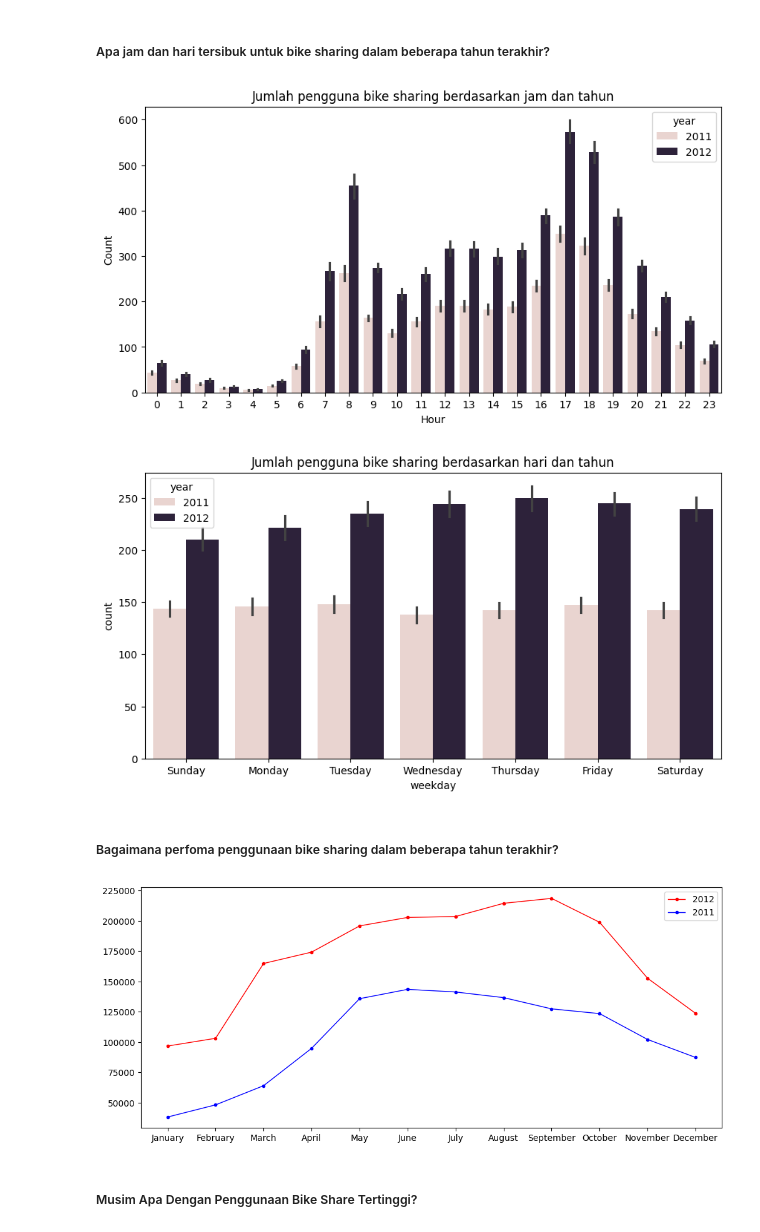
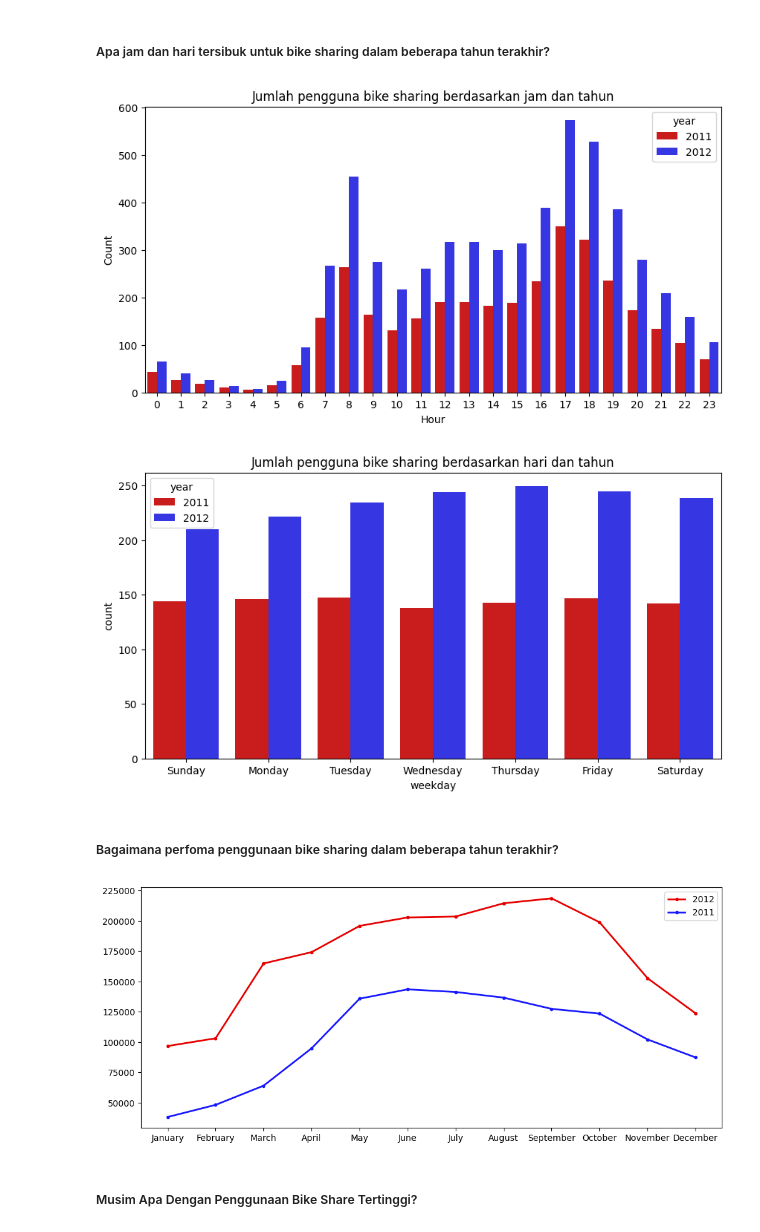
Before and after one commit to arenga18/EDA-Bike-share-datasets, a Jupyter notebook: notebook.ipynb, the cells around one changed output. Cells and saved outputs as stored; diff of their text form; code cells hidden in the pictures.

```diff
--- a/notebook.ipynb
+++ b/notebook.ipynb
@@ -447,21 +447,23 @@ df_hour.groupby(by = 'workingday').agg({
 # %% [markdown]
 ##### Apa jam dan hari tersibuk untuk bike sharing dalam beberapa tahun terakhir?
 # %%
+custom_palette = sns.color_palette(['#e60000', '#1919ff'])
+
 plt.figure(figsize = (10, 5))
-sns.barplot(x = 'hour', y = 'count', data = df_hour, hue = 'year')
+sns.barplot(x = 'hour', y = 'count', data = df_hour, hue = 'year', errorbar=None, palette=custom_palette)
 plt.title('Jumlah pengguna bike sharing berdasarkan jam dan tahun')
 plt.xlabel('Hour')
 plt.ylabel('Count')
 plt.show()
 # %% [output]
-[figure, old version]
+[figure, new version]
 # %%
 plt.figure(figsize = (10, 5))
-sns.barplot(x = 'weekday', y = 'count', data = df_hour, hue = 'year')
+sns.barplot(x = 'weekday', y = 'count', data = df_hour, hue = 'year',  errorbar=None, palette=custom_palette)
 plt.title('Jumlah pengguna bike sharing berdasarkan hari dan tahun')
 plt.show()
 # %% [output]
-[figure, old version]
+[figure, new version]
 # %% [markdown]
 ##### Bagaimana perfoma penggunaan bike sharing dalam beberapa tahun terakhir?
 # %%
@@ -479,12 +481,12 @@ monthly_df_2012 = monthly_df_2012.reset_index()
 monthly_df_2011 = monthly_df_2011.reset_index()
 
 plt.figure(figsize=(12, 5))
-plt.plot(monthly_df_2012['month'], monthly_df_2012['count'], label="2012", marker=".",color='red', linewidth=1)
-plt.plot(monthly_df_2011['month'], monthly_df_2011['count'], label="2011", marker=".",color='blue', linewidth=1)
+plt.plot(monthly_df_2012['month'], monthly_df_2012['count'], label="2012", marker=".",color='#e60000', linewidth=2)
+plt.plot(monthly_df_2011['month'], monthly_df_2011['count'], label="2011", marker=".",color='#1919ff', linewidth=2)
 plt.legend()
 plt.show()
 # %% [output]
-[figure, old version]
+[figure, new version]
 # %% [markdown]
 ##### Musim Apa Dengan Penggunaan Bike Share Tertinggi?
 # %%
```
Also changed, not shown: parts of 1 cell of this notebook.
